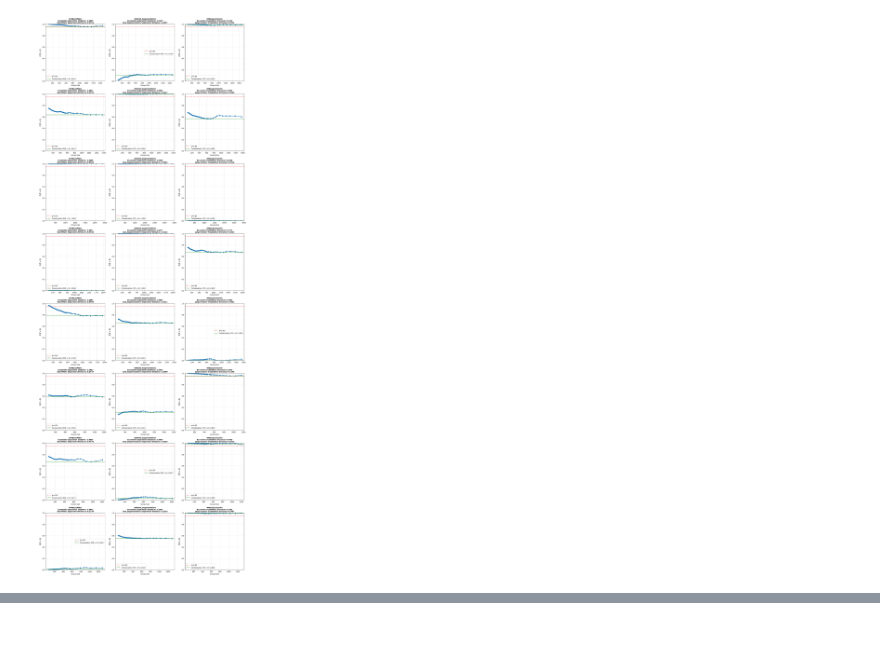
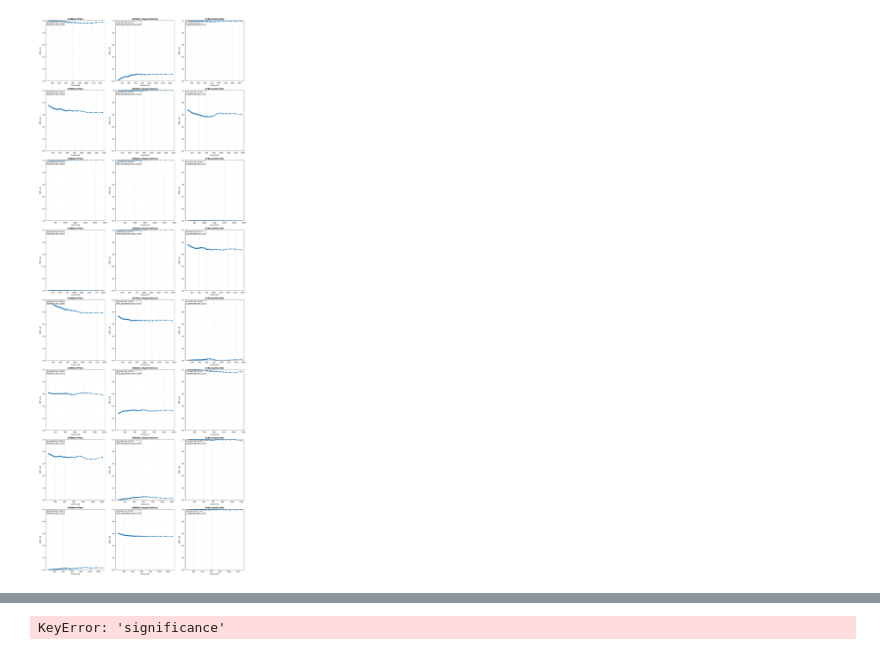
Before and after one commit to jfry03/AAAPaper, a Jupyter notebook: SignificanceAnalysis.ipynb, the cells around one changed output, grey strips where cells are left out. Cells and saved outputs as stored; diff of their text form; code cells hidden in the pictures.

Commit message:
More changes, significance analysis

```diff
--- a/SignificanceAnalysis.ipynb
+++ b/SignificanceAnalysis.ipynb
@@ -239,0 +30,19 @@ Image 040 vs LargeEncoder:
+# %%
+def smooth_dict_data(data_dict, window=3):
+    """Apply moving average to dictionary data and return smoothed dictionary."""
+    if not data_dict:
+        return {}
+
+    # Extract and sort the data
+    x_vals = list(data_dict.keys())
+    y_vals = list(data_dict.values())
+
+    # Sort by x values
+    sorted_pairs = sorted(zip(x_vals, y_vals))
+    x_vals, y_vals = zip(*sorted_pairs)
+
+    # Apply moving average
+    y_vals_smoothed = moving_average(list(y_vals), window=window)
+
+    # Return as dictionary
+    return dict(zip(x_vals, y_vals_smoothed))
@@ -308,21 +199,6 @@ def parse_filename(filename):
             return image_num, model_name
     return None, None
 
-def moving_average(data, window=3):
-    """Apply a moving average to the data."""
-    if len(data) < window:
-        return data
-
-    smoothed = []
-    for i in range(len(data)):
-        if i < window - 1:
-            # For the first few points, use available data
-            smoothed.append(np.mean(data[:i+1]))
-        else:
-            # Use the window
-            smoothed.append(np.mean(data[i-window+1:i+1]))
-
-    return smoothed
 
 # Parse the performance data
 performance_data = parse_performance_file("performance_print.txt")
@@ -411,17 +287,8 @@ if all_data:
             axes[i].set_ylabel(r'$P(\bar{X} > 0)$', fontsize=12)
             axes[i].grid(True, alpha=0.3)
 
-            # Add significance line at p=0.95
-            axes[i].axhline(y=0.95, color='red', linestyle='--', alpha=0.7, label='p=0.95')
-
             # Fixed y-axis limits from 0 to 1
             axes[i].set_ylim(0, 1.0)
-
-            # Add horizontal line and label for conservative estimate only if it's for group_size > 600
-            if filtered_data:
-                # Draw horizontal line at the conservative P(X̄ > 0) value
-                axes[i].axhline(y=min_y, color='green', linestyle='-', alpha=0.8,
-                               label=f'Conservative P(X̄ > 0): {min_y:.3f}')
 
             # Get separation distances for both ensemble and model
             ensemble_sep = None
@@ -431,16 +298,22 @@ if all_data:
             if model_name in performance_data:
                 model_sep = performance_data[model_name].get(image_num)
 
-            # Create enhanced title with improved separation distance formatting
-            title_parts = [filename]
-            if ensemble_sep is not None and model_sep is not None:
-                title_parts.append(f"Ensemble Separation Distance: {ensemble_sep:.4f}")
-                title_parts.append(f"{model_name} Separation Distance: {model_sep:.4f}")
+            # Add separation distances as text on the plot
+            text_lines = []
+            if ensemble_sep is not None:
+                text_lines.append(f"Ensemble Sep: {ensemble_sep:.4f}")
+            if model_sep is not None:
+                text_lines.append(f"{model_name} Sep: {model_sep:.4f}")
 
-            title = '\n'.join(title_parts)
-            axes[i].set_title(title, fontsize=10, fontweight='bold')
+            if text_lines:
+                text_content = '\n'.join(text_lines)
+                axes[i].text(0.02, 0.98, text_content, transform=axes[i].transAxes,
+                           fontsize=9, verticalalignment='top', horizontalalignment='left',
+                           bbox=dict(boxstyle='round,pad=0.3', facecolor='white', alpha=0.8))
 
-            axes[i].legend()
+            # Simple title with just filename
+            axes[i].set_title(filename, fontsize=12, fontweight='bold')
+
         else:
             axes[i].text(0.5, 0.5, f'No data\nin {filename}',
                         ha='center', va='center', transform=axes[i].transAxes)
@@ -470,35 +343,35 @@ if all_data:
 
             results.append({
                 'image': image_num,
                 'model': model_name,
                 'filename': filename,
                 'min_p': min_p,
                 'max_p': max_p,
                 'significant': significant,
                 'ensemble_sep': ensemble_sep,
                 'model_sep': model_sep
             })
 
     # Print sorted results with improved formatting
     for result in results:
         ensemble_str = f"{result['ensemble_sep']:.4f}" if result['ensemble_sep'] is not None else "N/A"
         model_str = f"{result['model_sep']:.4f}" if result['model_sep'] is not None else "N/A"
 
         print(f"Image {result['image']} vs {result['model']}:")
         print(f"  Ensemble Separation Distance: {ensemble_str} | {result['model']} Separation Distance: {model_str}")
-        print(f"  Min p-value: {result['min_p']:.6f} | Max p-value: {result['max_p']:.6f} | Significant: {result['significant']}")
+        print(f"  Min p-value: {result['min_p']:.6f} | Max p-value: {result['max_p']:.6f} | Significant: {result['significance']}")
         print()
 
 else:
     print("No data to plot")
 
 # Print the p_vals dictionary
 print("\nMinimum P-values Dictionary:")
 print("=" * 40)
 for filename, min_p in p_vals.items():
     print(f"'{filename}': {min_p:.6f}")
 # %% [output]
-[figure, old version]
+[figure, new version]
 Comparison Summary (Ensemble vs Models):
 ==========================================================================================
 Image 033 vs BasicPlans:
@@ -518,0 +379 @@ Image 033 vs LargeEncoder:
+KeyError: 'significance'
```
Also changed, not shown: parts of 8 cells of this notebook, 4 other files.
